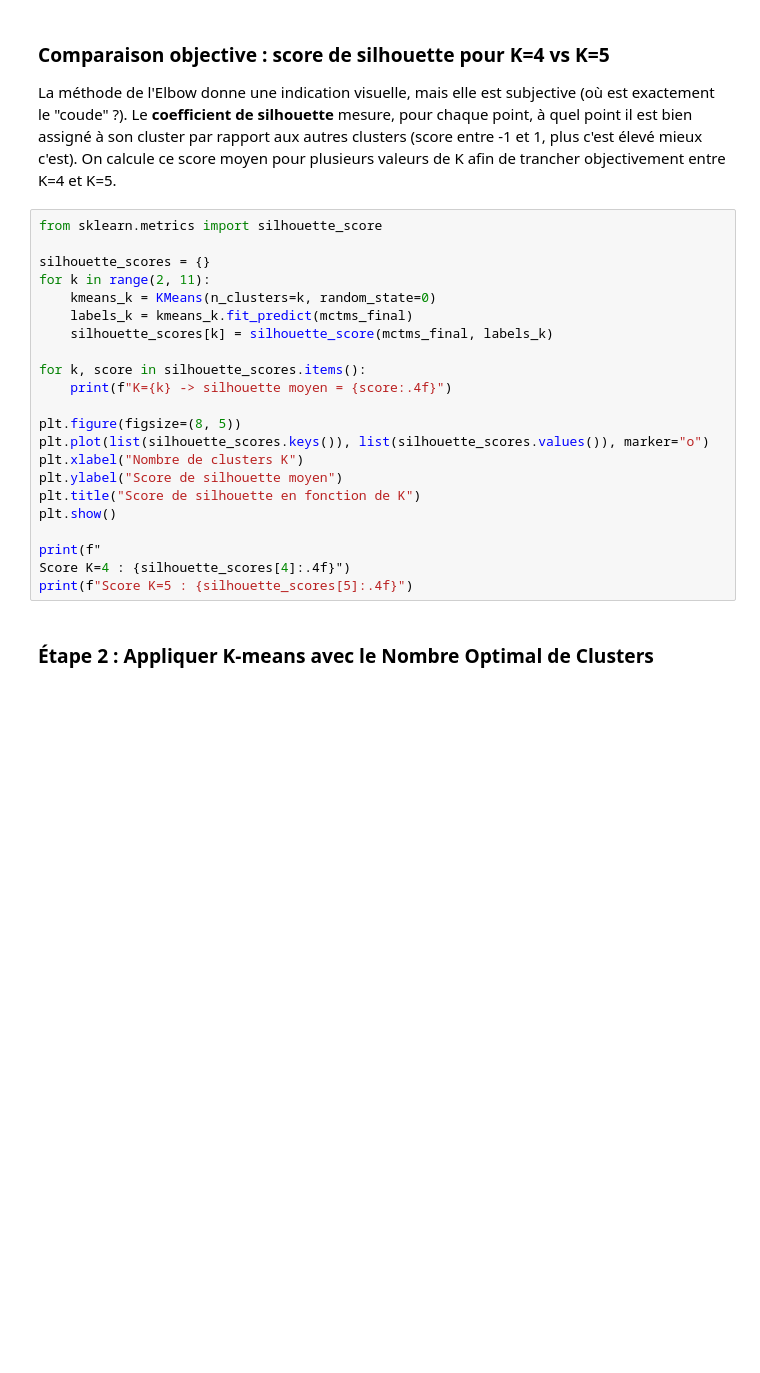
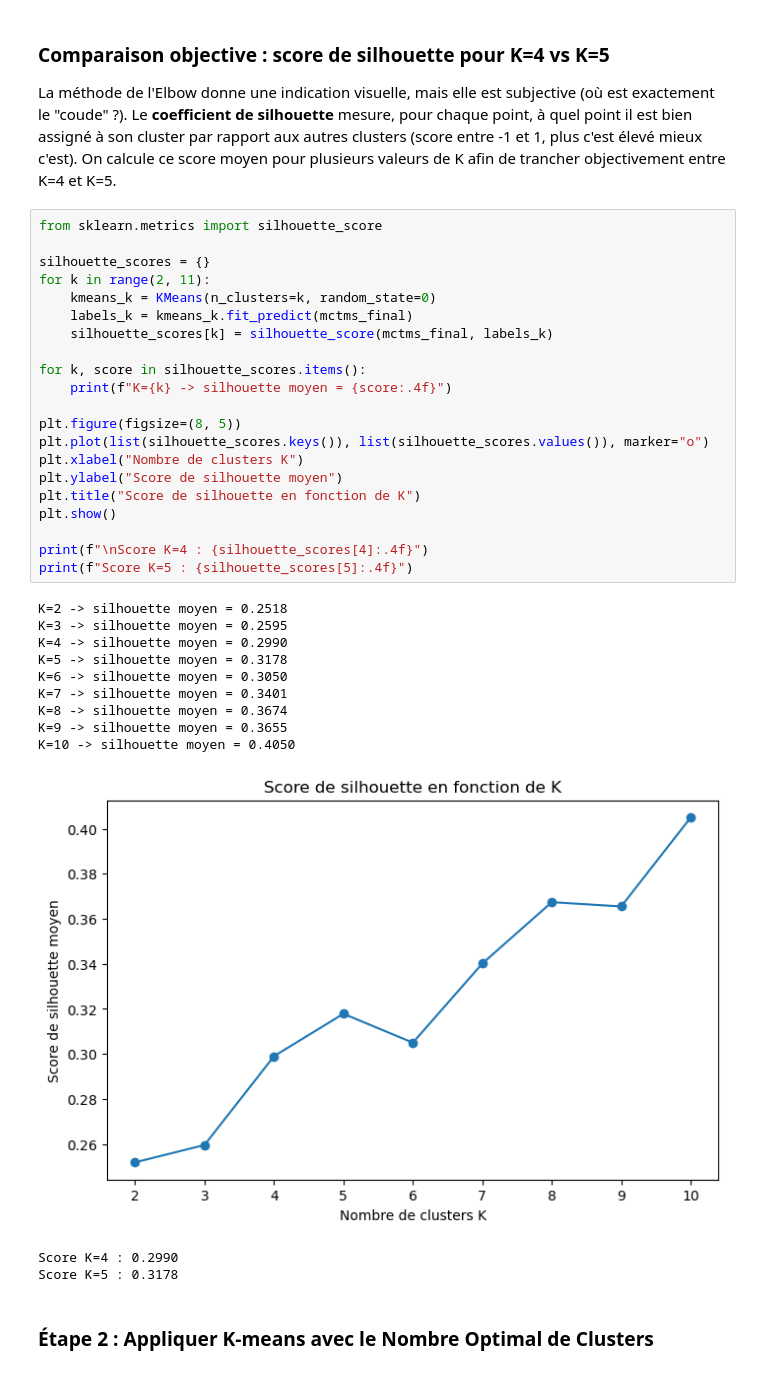
Before and after one commit to loicbonicontact-gif/Machine-Learning-Classification, a Jupyter notebook: entrainement/non-supervise/notebooks/nb_04_Apprentissage_Non_Supervisé loic.ipynb, the cells around one changed output. Drawn from its saved outputs; the diff is of its cells as text; blank space fills up the shorter version.

```diff
--- a/entrainement/non-supervise/notebooks/nb_04_Apprentissage_Non_Supervisé loic.ipynb
+++ b/entrainement/non-supervise/notebooks/nb_04_Apprentissage_Non_Supervisé loic.ipynb
@@ -528,25 +528,37 @@ La méthode de l'Elbow donne une indication visuelle, mais elle est subjective (
 # %%
 from sklearn.metrics import silhouette_score
 
 silhouette_scores = {}
 for k in range(2, 11):
     kmeans_k = KMeans(n_clusters=k, random_state=0)
     labels_k = kmeans_k.fit_predict(mctms_final)
     silhouette_scores[k] = silhouette_score(mctms_final, labels_k)
 
 for k, score in silhouette_scores.items():
     print(f"K={k} -> silhouette moyen = {score:.4f}")
 
 plt.figure(figsize=(8, 5))
 plt.plot(list(silhouette_scores.keys()), list(silhouette_scores.values()), marker="o")
 plt.xlabel("Nombre de clusters K")
 plt.ylabel("Score de silhouette moyen")
 plt.title("Score de silhouette en fonction de K")
 plt.show()
 
-print(f"
-Score K=4 : {silhouette_scores[4]:.4f}")
+print(f"\nScore K=4 : {silhouette_scores[4]:.4f}")
 print(f"Score K=5 : {silhouette_scores[5]:.4f}")
+# %% [output]
+K=2 -> silhouette moyen = 0.2518
+K=3 -> silhouette moyen = 0.2595
+K=4 -> silhouette moyen = 0.2990
+K=5 -> silhouette moyen = 0.3178
+K=6 -> silhouette moyen = 0.3050
+K=7 -> silhouette moyen = 0.3401
+K=8 -> silhouette moyen = 0.3674
+K=9 -> silhouette moyen = 0.3655
+K=10 -> silhouette moyen = 0.4050
+[figure, added]
+Score K=4 : 0.2990
+Score K=5 : 0.3178
 # %% [markdown]
 ### Étape 2 : Appliquer K-means avec le Nombre Optimal de Clusters
 # %% [markdown]
```
Also changed, not shown: parts of 6 cells of this notebook, 1 other file.
